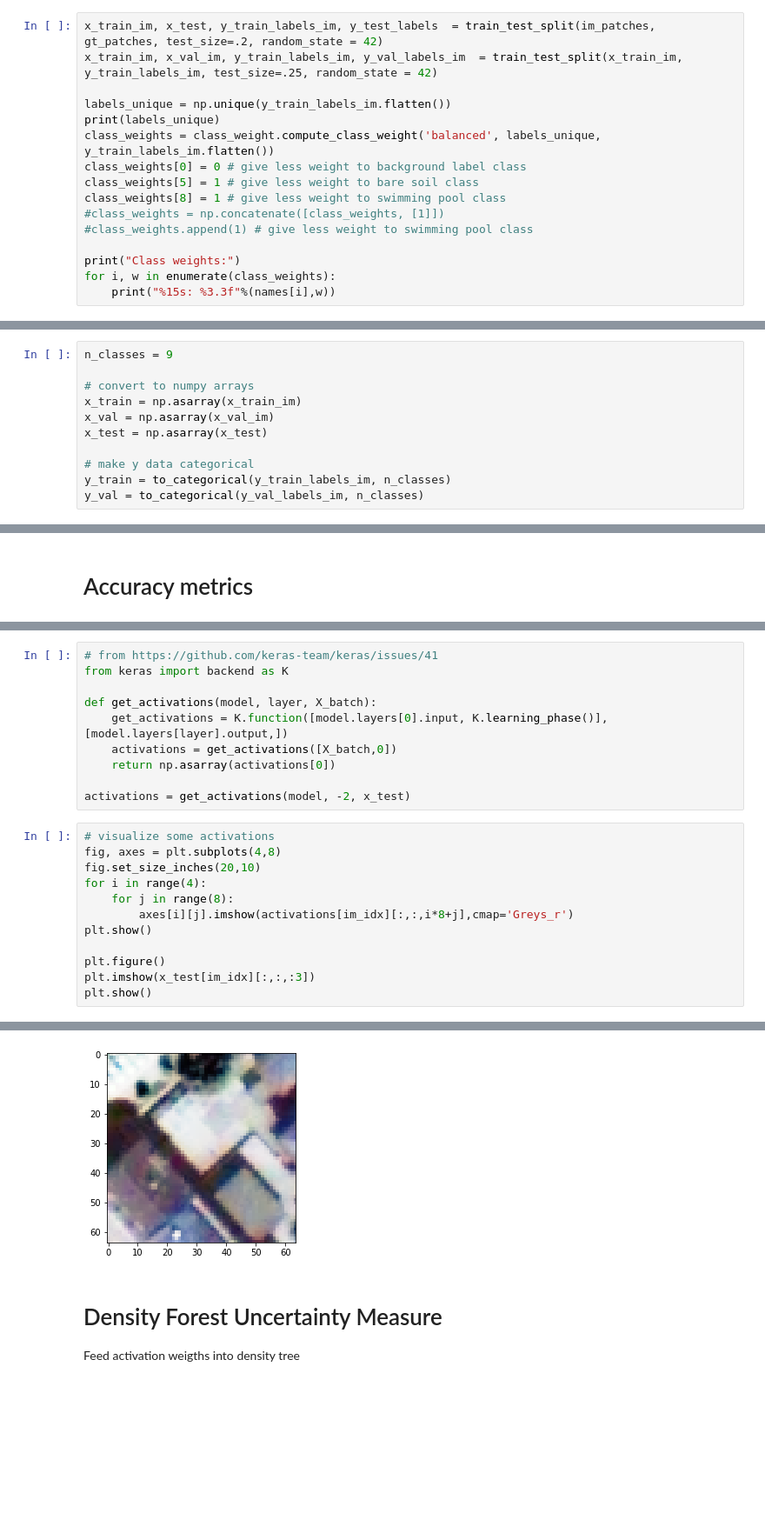
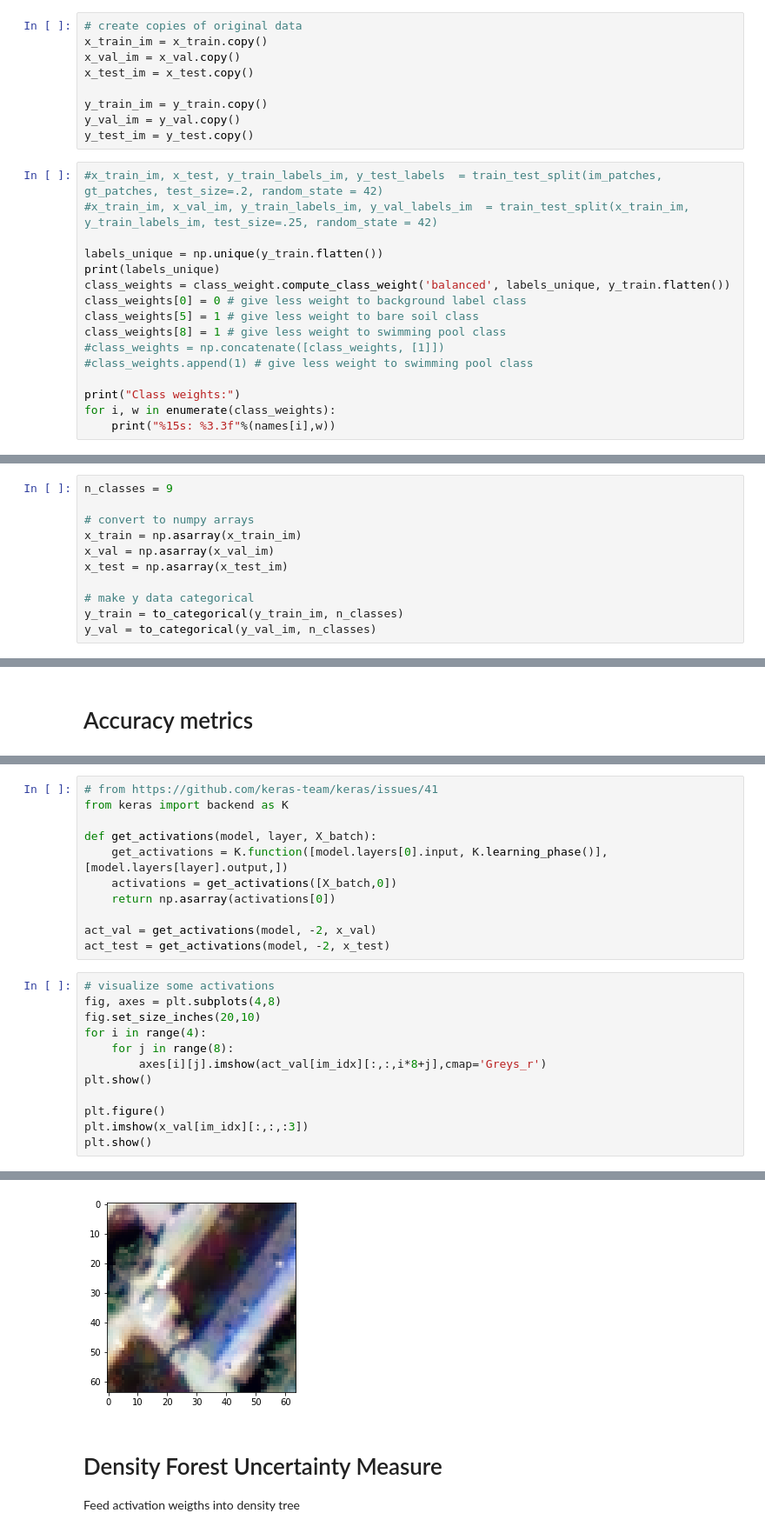
Before and after one commit to CyrilWendl/SIE-Master, a Jupyter notebook: Zurich/Zurich Land Cover Classification.ipynb, the cells around one changed output, grey strips where cells are left out. Shown at 87% size. Drawn from its saved outputs; the diff is of its cells as text; blank space fills up the shorter version.

```diff
--- a/Zurich/Zurich Land Cover Classification.ipynb
+++ b/Zurich/Zurich Land Cover Classification.ipynb
@@ -285,13 +301,22 @@ from sklearn.utils import class_weight
 from keras.callbacks import *
 # %% [output]
 Using TensorFlow backend.
+# %%
+# create copies of original data
+x_train_im = x_train.copy()
+x_val_im = x_val.copy()
+x_test_im = x_test.copy()
+
+y_train_im = y_train.copy()
+y_val_im = y_val.copy()
+y_test_im = y_test.copy()
 # %%
-x_train_im, x_test, y_train_labels_im, y_test_labels  = train_test_split(im_patches, gt_patches, test_size=.2, random_state = 42)
-x_train_im, x_val_im, y_train_labels_im, y_val_labels_im  = train_test_split(x_train_im, y_train_labels_im, test_size=.25, random_state = 42)
+#x_train_im, x_test, y_train_labels_im, y_test_labels  = train_test_split(im_patches, gt_patches, test_size=.2, random_state = 42)
+#x_train_im, x_val_im, y_train_labels_im, y_val_labels_im  = train_test_split(x_train_im, y_train_labels_im, test_size=.25, random_state = 42)
 
-labels_unique = np.unique(y_train_labels_im.flatten())
+labels_unique = np.unique(y_train.flatten())
 print(labels_unique)
-class_weights = class_weight.compute_class_weight('balanced', labels_unique, y_train_labels_im.flatten())
+class_weights = class_weight.compute_class_weight('balanced', labels_unique, y_train.flatten())
 class_weights[0] = 0 # give less weight to background label class
 class_weights[5] = 1 # give less weight to bare soil class
 class_weights[8] = 1 # give less weight to swimming pool class
@@ -319,11 +344,11 @@ n_classes = 9
 # convert to numpy arrays
 x_train = np.asarray(x_train_im)
 x_val = np.asarray(x_val_im)
-x_test = np.asarray(x_test)
+x_test = np.asarray(x_test_im)
 
 # make y data categorical
-y_train = to_categorical(y_train_labels_im, n_classes)
-y_val = to_categorical(y_val_labels_im, n_classes)
+y_train = to_categorical(y_train_im, n_classes)
+y_val = to_categorical(y_val_im, n_classes)
 # %%
 # remove background class
 y_train = y_train[:,:,:,1:]
@@ -754,17 +797,18 @@ def get_activations(model, layer, X_batch):
     activations = get_activations([X_batch,0])
     return np.asarray(activations[0])
 
-activations = get_activations(model, -2, x_test)
+act_val = get_activations(model, -2, x_val)
+act_test = get_activations(model, -2, x_test)
 # %%
 # visualize some activations
 fig, axes = plt.subplots(4,8)
 fig.set_size_inches(20,10)
 for i in range(4):
     for j in range(8):
-        axes[i][j].imshow(activations[im_idx][:,:,i*8+j],cmap='Greys_r')
+        axes[i][j].imshow(act_val[im_idx][:,:,i*8+j],cmap='Greys_r')
 plt.show()
 
 plt.figure()
-plt.imshow(x_test[im_idx][:,:,:3])
+plt.imshow(x_val[im_idx][:,:,:3])
 plt.show()
 # %% [output]
@@ -772,4 +816,4 @@ plt.show()
-[figure, old version]
+[figure, new version]
 # %% [markdown]
 # Density Forest Uncertainty Measure
 Feed activation weigths into density tree
```
Also changed, not shown: parts of 37 cells of this notebook, 3 other files.
